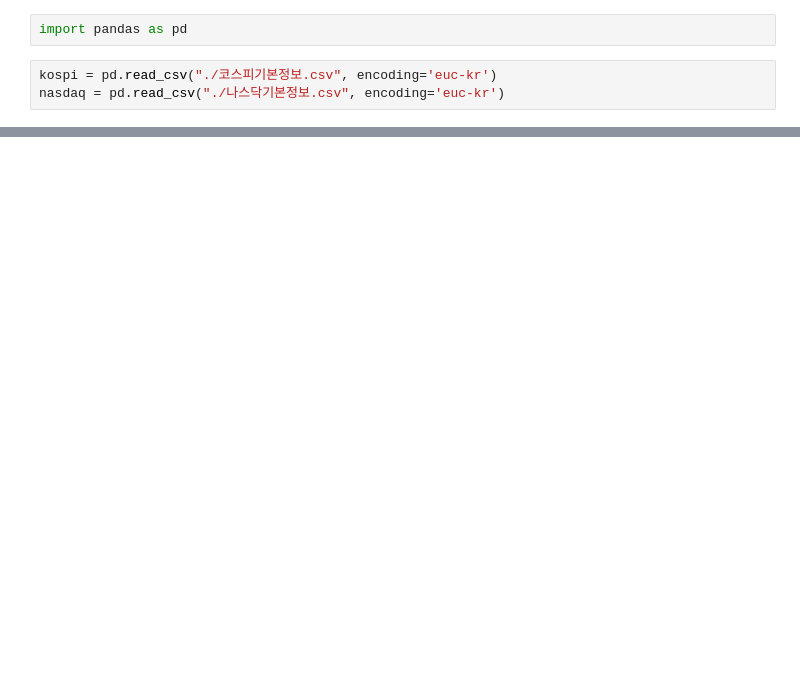
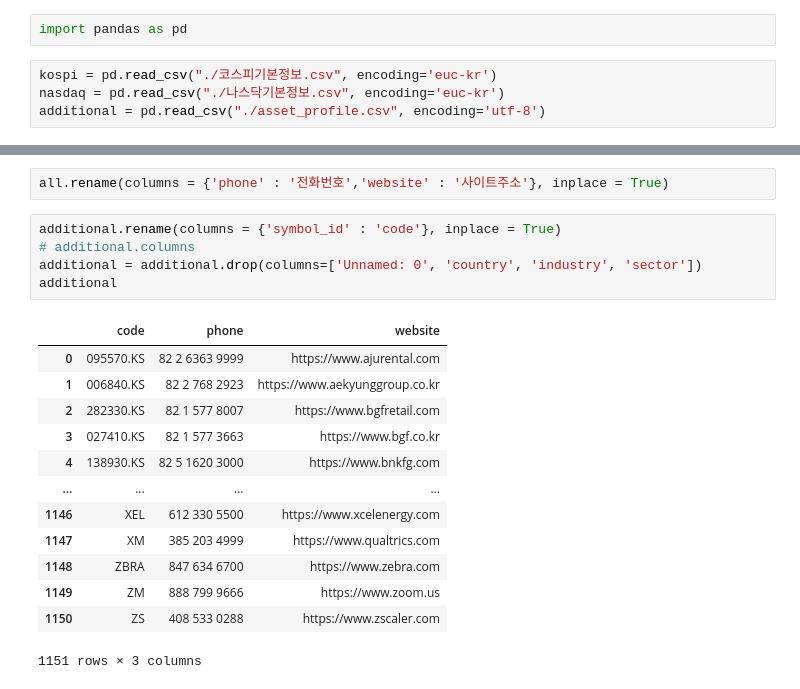
Before and after one commit to giokim12/data-preprocessing, a Jupyter notebook: alphasquare_all.ipynb, the cells around one changed output, grey strips where cells are left out. Drawn from its saved outputs; the diff is of its cells as text; blank space fills up the shorter version.

```diff
--- a/alphasquare_all.ipynb
+++ b/alphasquare_all.ipynb
@@ -3,6 +3,7 @@ import pandas as pd
 # %%
 kospi = pd.read_csv("./코스피기본정보.csv", encoding='euc-kr')
 nasdaq = pd.read_csv("./나스닥기본정보.csv", encoding='euc-kr')
+additional = pd.read_csv("./asset_profile.csv", encoding='utf-8')
 # %%
 all = pd.concat([kospi, nasdaq], axis=0)
 all
@@ -28,0 +79,21 @@ all
+# %%
+all.rename(columns = {'phone' : '전화번호','website' : '사이트주소'}, inplace = True)
+# %%
+additional.rename(columns = {'symbol_id' : 'code'}, inplace = True)
+# additional.columns
+additional = additional.drop(columns=['Unnamed: 0', 'country', 'industry', 'sector'])
+additional
+# %% [output]
+|  | code | phone | website |
+| 0 | 095570.KS | 82 2 6363 9999 | https://www.ajurental.com |
+| 1 | 006840.KS | 82 2 768 2923 | https://www.aekyunggroup.co.kr |
+| 2 | 282330.KS | 82 1 577 8007 | https://www.bgfretail.com |
+| 3 | 027410.KS | 82 1 577 3663 | https://www.bgf.co.kr |
+| 4 | 138930.KS | 82 5 1620 3000 | https://www.bnkfg.com |
+| ... | ... | ... | ... |
+| 1146 | XEL | 612 330 5500 | https://www.xcelenergy.com |
+| 1147 | XM | 385 203 4999 | https://www.qualtrics.com |
+| 1148 | ZBRA | 847 634 6700 | https://www.zebra.com |
+| 1149 | ZM | 888 799 9666 | https://www.zoom.us |
+| 1150 | ZS | 408 533 0288 | https://www.zscaler.com |
+1151 rows × 3 columns
```
Also changed, not shown: parts of 8 cells of this notebook, 7 other files.
